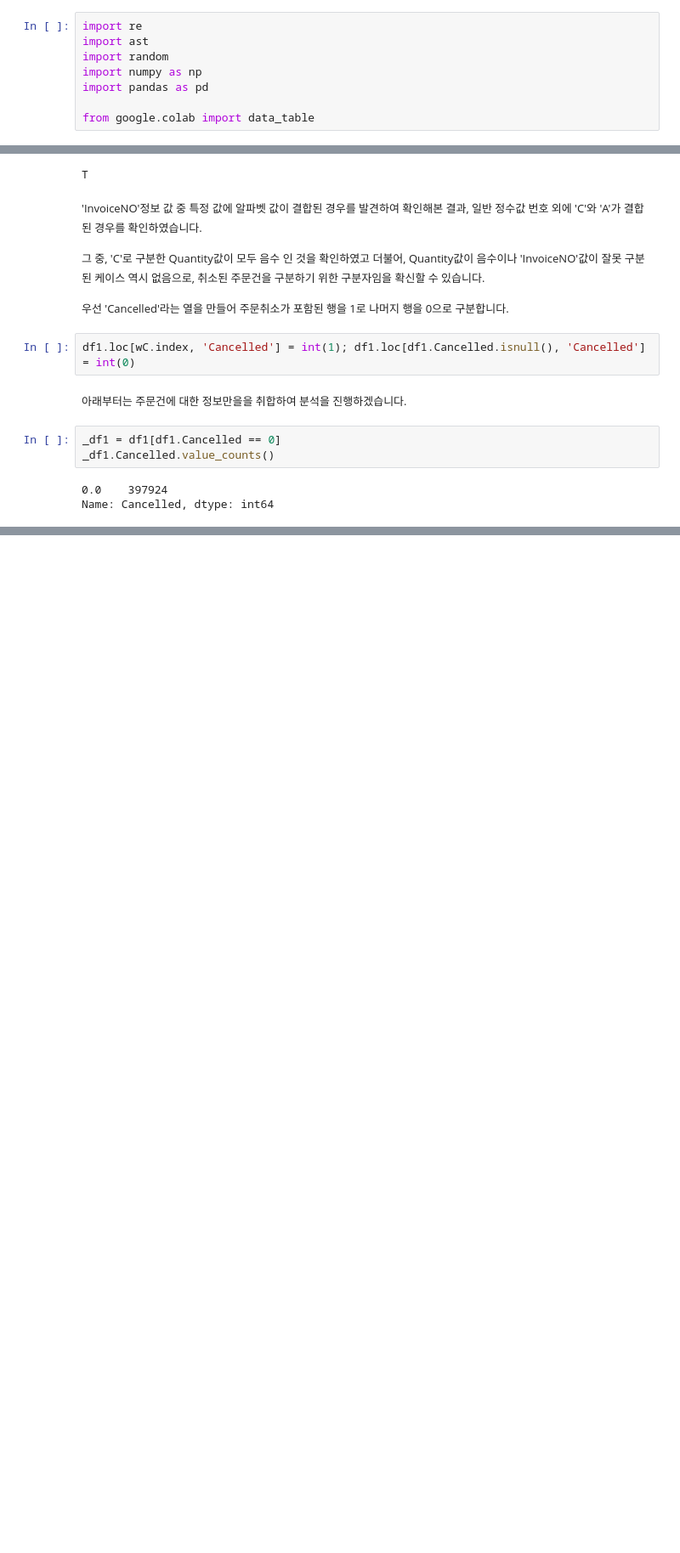
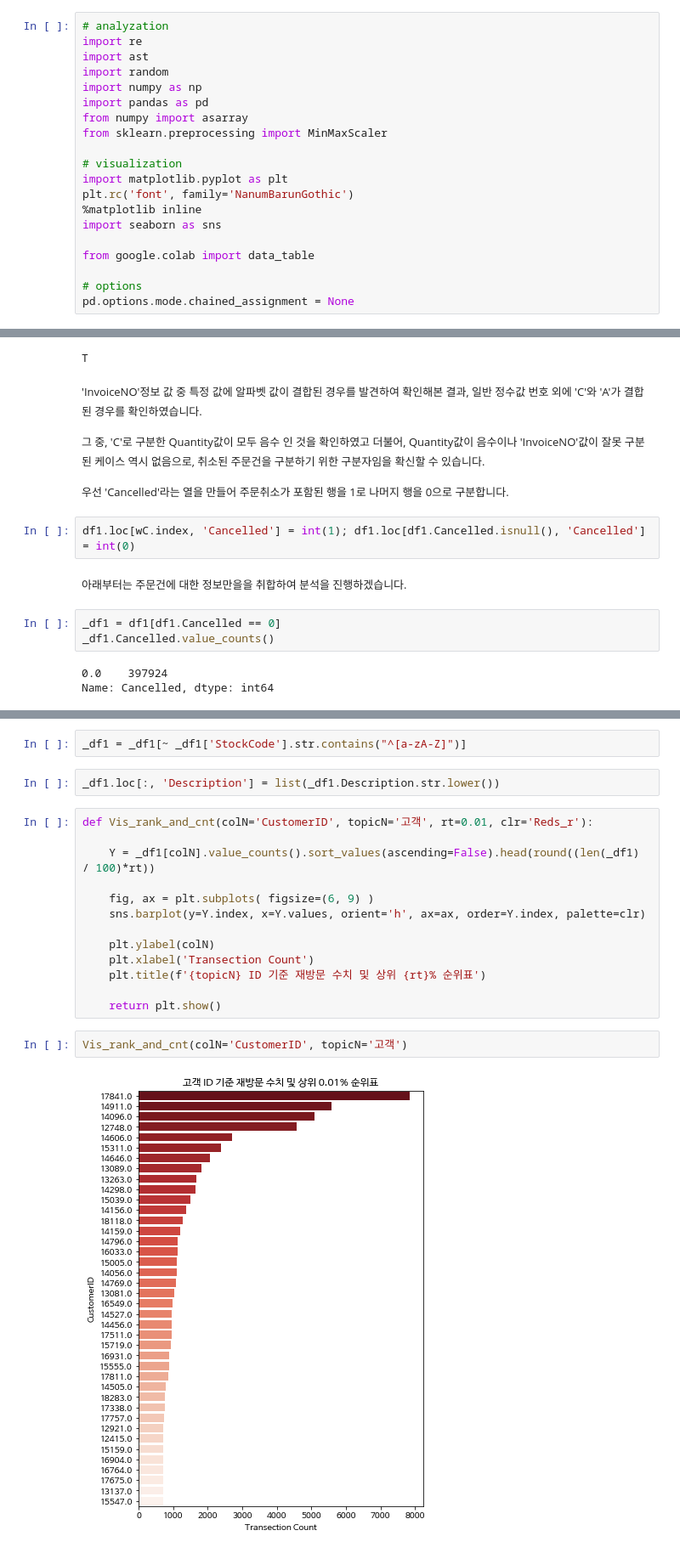
Before and after one commit to mwithgod3952/Conquering-Kaggle-s-challenge, a Jupyter notebook: Marketing_Analytics_Cohort_Analysis.ipynb, the cells around one changed output, grey strips where cells are left out. Shown: that part at 85% size. Cells and saved outputs as stored; diff of their text form; blank space fills up the shorter version.

```diff
--- a/Marketing_Analytics_Cohort_Analysis.ipynb
+++ b/Marketing_Analytics_Cohort_Analysis.ipynb
@@ -72,13 +77,25 @@ print(dataset)
 # %% [markdown]
 <font size = 4>Library</font>
 # %%
+# analyzation
 import re
 import ast
 import random
 import numpy as np
 import pandas as pd
+from numpy import asarray
+from sklearn.preprocessing import MinMaxScaler
+
+# visualization
+import matplotlib.pyplot as plt
+plt.rc('font', family='NanumBarunGothic')
+%matplotlib inline
+import seaborn as sns
 
 from google.colab import data_table
+
+# options
+pd.options.mode.chained_assignment = None
 # %%
 df1 = pd.read_csv(f'{wp}/{dataset[0]}', encoding= 'unicode_escape')
 df1.head(2)
@@ -259,0 +255,21 @@ for i in range(6):
+# %%
+_df1 = _df1[~ _df1['StockCode'].str.contains("^[a-zA-Z]")]
+# %%
+_df1.loc[:, 'Description'] = list(_df1.Description.str.lower())
+# %%
+def Vis_rank_and_cnt(colN='CustomerID', topicN='고객', rt=0.01, clr='Reds_r'):
+
+    Y = _df1[colN].value_counts().sort_values(ascending=False).head(round((len(_df1) / 100)*rt))
+
+    fig, ax = plt.subplots( figsize=(6, 9) )
+    sns.barplot(y=Y.index, x=Y.values, orient='h', ax=ax, order=Y.index, palette=clr)
+
+    plt.ylabel(colN)
+    plt.xlabel('Transection Count')
+    plt.title(f'{topicN} ID 기준 재방문 수치 및 상위 {rt}% 순위표')
+
+    return plt.show()
+# %%
+Vis_rank_and_cnt(colN='CustomerID', topicN='고객')
+# %% [output]
+[figure, added]
```
Also changed, not shown: parts of 13 cells of this notebook.
